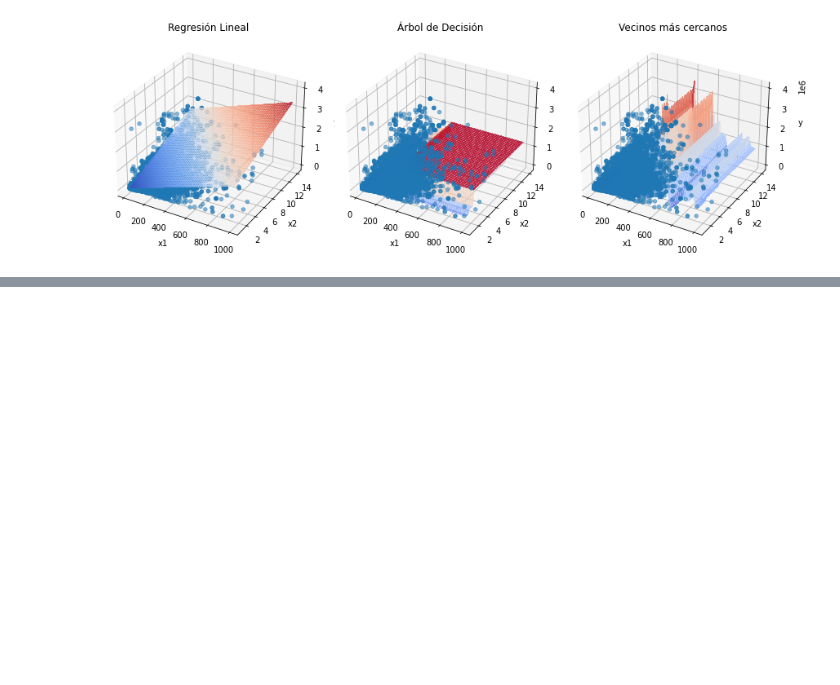
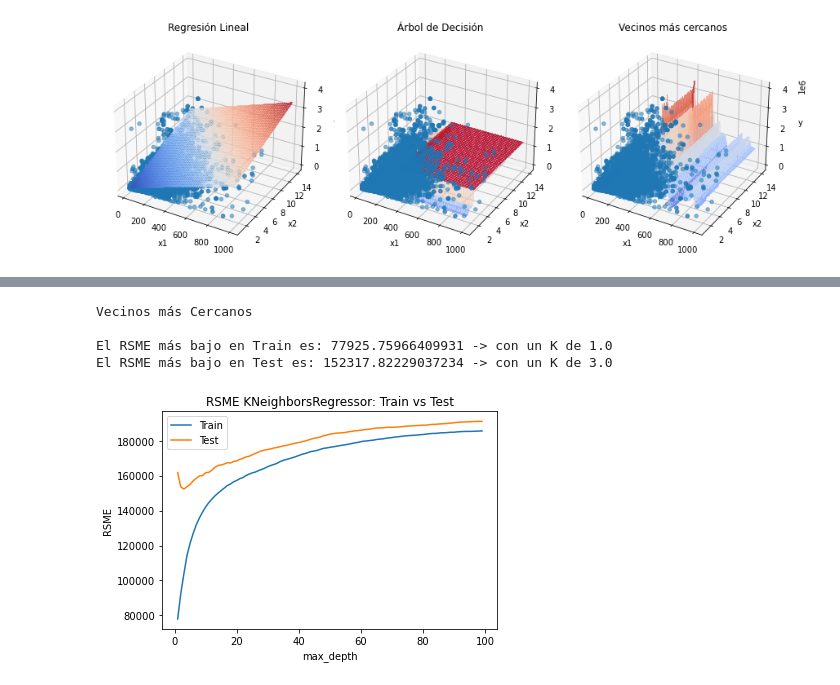
Before and after one commit to lalo1898developer/acamica_sprintproject-1, a Jupyter notebook: DS_Proyecto_01.ipynb, the cells around one changed output, grey strips where cells are left out. Saved outputs shown, nothing was run; the diff lists cells and outputs as text; code cells hidden in the pictures; blank space fills up the shorter version.

```diff
--- a/DS_Proyecto_01.ipynb
+++ b/DS_Proyecto_01.ipynb
@@ -862,2 +864,11 @@ Raíz del error cuadrático medio en Test: 181732.7963361336
 # %%
 #El error mejor debe de ser el más pequeño es MEJOR, porque tiene menos desviación del valor real
+# %%
+from sklearn.model_selection import train_test_split
+
+X = properati_5[['rooms', 'bedrooms', 'bathrooms', 'surface_total', 'surface_covered']]
+y = properati_5.filter(['price'])
+
+X_train, X_test, y_train, y_test = train_test_split(X, y, test_size=0.30, random_state=42)
+
+print(X_train.shape, y_train.shape, X_test.shape, y_test.shape)
@@ -863,0 +919,43 @@ Raíz del error cuadrático medio en Test: 181732.7963361336
+# %%
+print('Vecinos más Cercanos\n')
+
+array_rsme_knn = pd.DataFrame(columns = ['Train', 'Test', 'max_depth'])
+
+for n in range(1, 100, 1):
+    knn_regressor = KNeighborsRegressor(n_neighbors=n)
+
+    knn_regressor.fit(X_train, y_train)
+
+    y_train_pred_ciclo = knn_regressor.predict(X_train)
+    y_test_pred_ciclo = knn_regressor.predict(X_test)
+
+    rmse_train_ciclo = np.sqrt(mean_squared_error(y_train, y_train_pred_ciclo))
+    rmse_test_ciclo = np.sqrt(mean_squared_error(y_test, y_test_pred_ciclo))
+
+    array_rsme_knn = array_rsme_knn.append({'Train': rmse_train_ciclo, 'Test': rmse_test_ciclo, 'max_depth': n}, ignore_index=True)
+
+min_train = array_rsme_knn.Train.min()
+maxdepth_min_train = array_rsme_knn[array_rsme_knn.Train == min_train].reset_index()
+maxdepth_min_train = maxdepth_min_train.loc[0,'max_depth']
+min_test = array_rsme_knn.Test.min()
+maxdepth_min_test = array_rsme_knn[array_rsme_knn.Test == min_test].reset_index()
+maxdepth_min_test = maxdepth_min_test.loc[0,'max_depth']
+
+print(f'El RSME más bajo en Train es: {min_train} -> con un K de {maxdepth_min_train}')
+print(f'El RSME más bajo en Test es: {min_test} -> con un K de {maxdepth_min_test}')
+
+
+sns.lineplot(data=array_rsme_knn, x="max_depth", y="Train", label='Train')
+sns.lineplot(data=array_rsme_knn, x="max_depth", y="Test", label='Test')
+
+plt.xlabel('max_depth')
+plt.ylabel('RSME')
+
+plt.title('RSME KNeighborsRegressor: Train vs Test')
+plt.show()
+# %% [output]
+Vecinos más Cercanos
+
+El RSME más bajo en Train es: 77925.75966409931 -> con un K de 1.0
+El RSME más bajo en Test es: 152317.82229037234 -> con un K de 3.0
+[figure, added]
```
Also changed, not shown: parts of 8 cells of this notebook.
